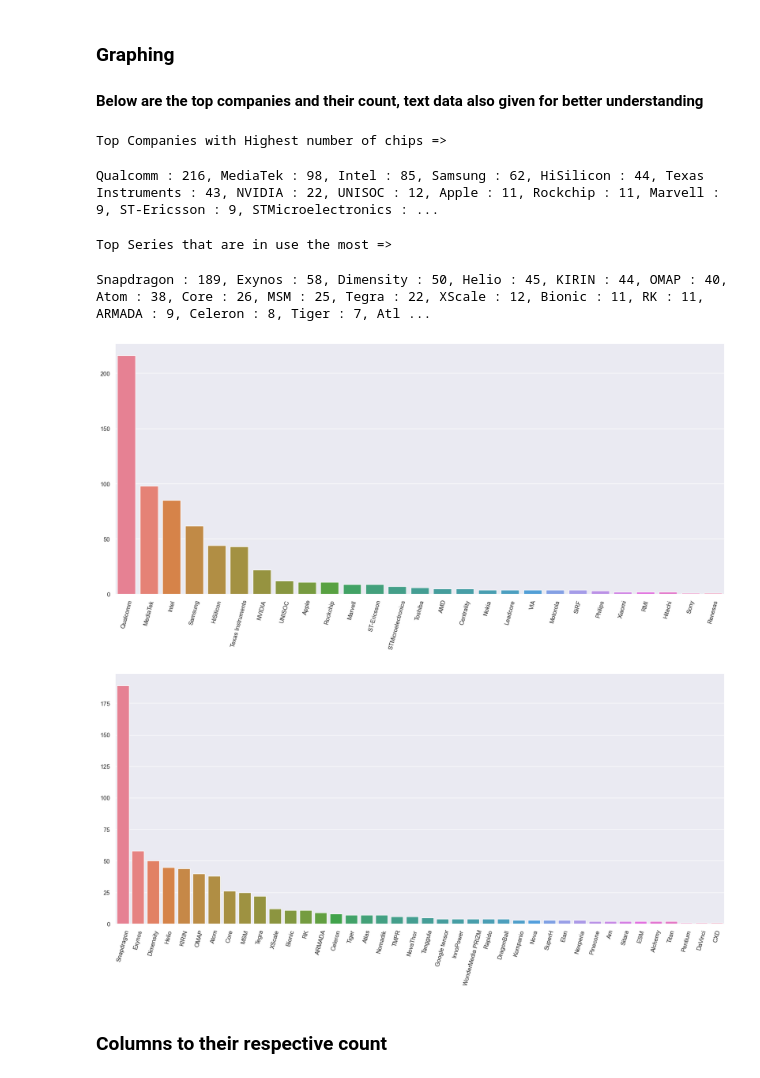
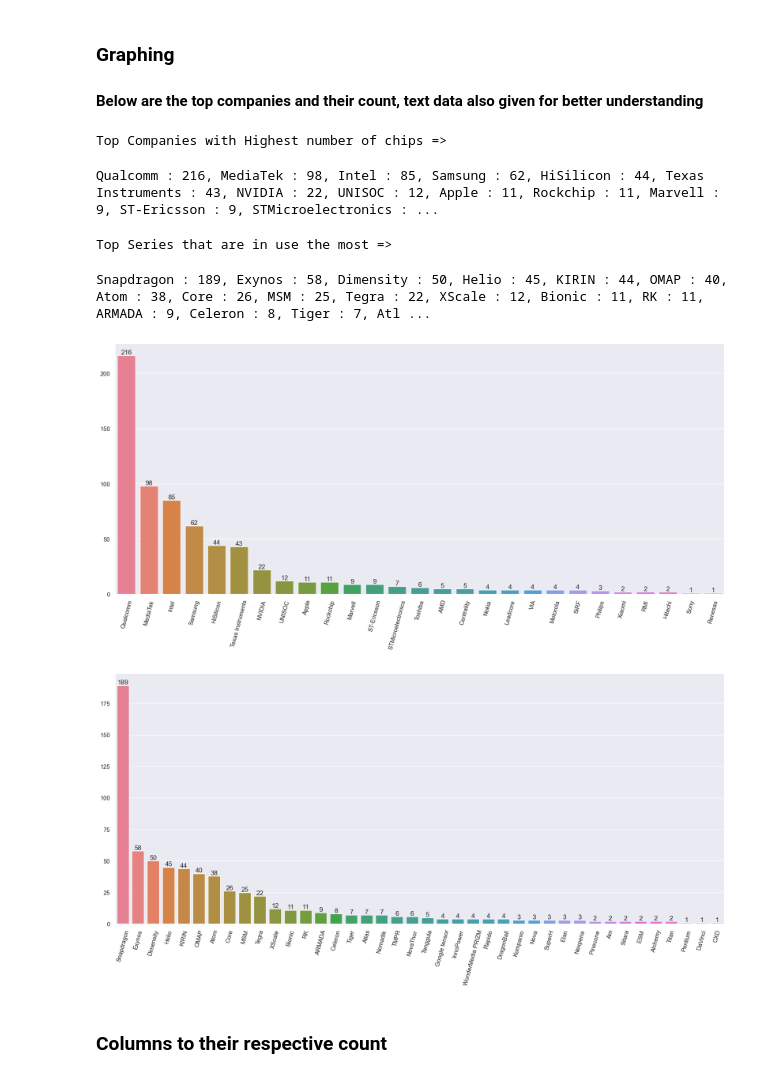
Before and after one commit to SoultySprings/processors-smart-devices, a Jupyter notebook: EDA/processorsSNS_EDA.ipynb, the cells around one changed output. Drawn from its saved outputs; the diff is of its cells as text; code cells hidden in the pictures.

```diff
--- a/EDA/processorsSNS_EDA.ipynb
+++ b/EDA/processorsSNS_EDA.ipynb
@@ -124,34 +124,36 @@ dfTemp.dropna(thresh=39).head(10)
 # %%
 dfTemp = dfN.dropna(subset='Serie').copy()
 HProComp=dfTemp[f'{col[0]}'].value_counts().to_dict()
 HProSerie=dfTemp[f'{col[1]}'].value_counts().to_dict()
 
 plt.figure()
 figHist = sns.barplot(x=HProComp.keys(), y=HProComp.values(), hue=HProComp.keys())
 figHist.set_xticklabels(HProComp.keys(), rotation=75)
+for container in figHist.containers:
+    figHist.bar_label(container)
 cons.print('Top Companies with Highest number of chips =>')
 for key, value in HProComp.items():
-
     print(f'{key} : {value}', end=', ')
 
 
 print('\n')
-# figHist2 = px.histogram(x=HProSerie.keys(), y=HProSerie.values(), color=HProSerie.keys(), color_discrete_sequence=px.colors.qualitative.Antique, text_auto=True)
+
+
 plt.figure()
 figHist2 = sns.barplot(x=HProSerie.keys(), y=HProSerie.values(), hue=HProSerie.keys())
 figHist2.set_xticklabels(HProSerie.keys(), rotation=75)
+for container in figHist2.containers:
+    figHist2.bar_label(container)
 cons.print('Top Series that are in use the most =>')
 for key, value in HProSerie.items():
-
     print(f'{key} : {value}', end=', ')
-# figHist2.update_layout(height=750).show()
 # %% [output]
 Top Companies with Highest number of chips =>
 Qualcomm : 216, MediaTek : 98, Intel : 85, Samsung : 62, HiSilicon : 44, Texas Instruments : 43, NVIDIA : 22, UNISOC : 12, Apple : 11, Rockchip : 11, Marvell : 9, ST-Ericsson : 9, STMicroelectronics : ...
 Top Series that are in use the most =>
 Snapdragon : 189, Exynos : 58, Dimensity : 50, Helio : 45, KIRIN : 44, OMAP : 40, Atom : 38, Core : 26, MSM : 25, Tegra : 22, XScale : 12, Bionic : 11, RK : 11, ARMADA : 9, Celeron : 8, Tiger : 7, Atl ...
-[figure, old version]
+[figure, new version]
-[figure, old version]
+[figure, new version]
 # %% [markdown]
 ### Columns to their respective count
 # %%
```
Also changed, not shown: parts of 2 cells of this notebook.
